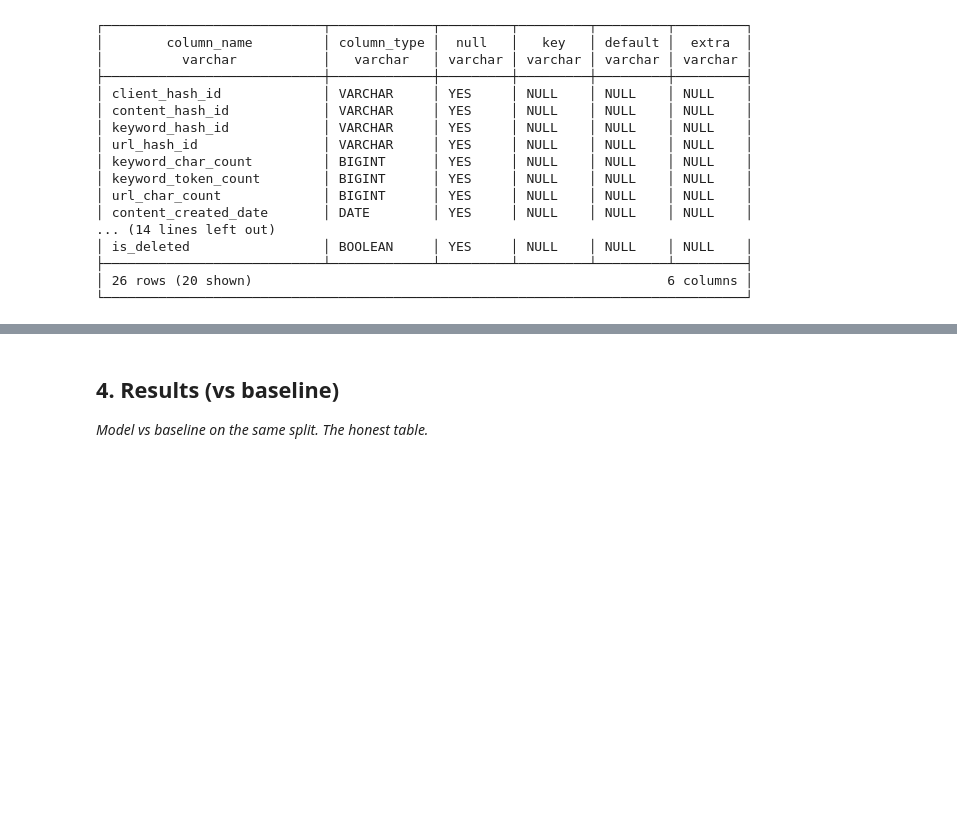
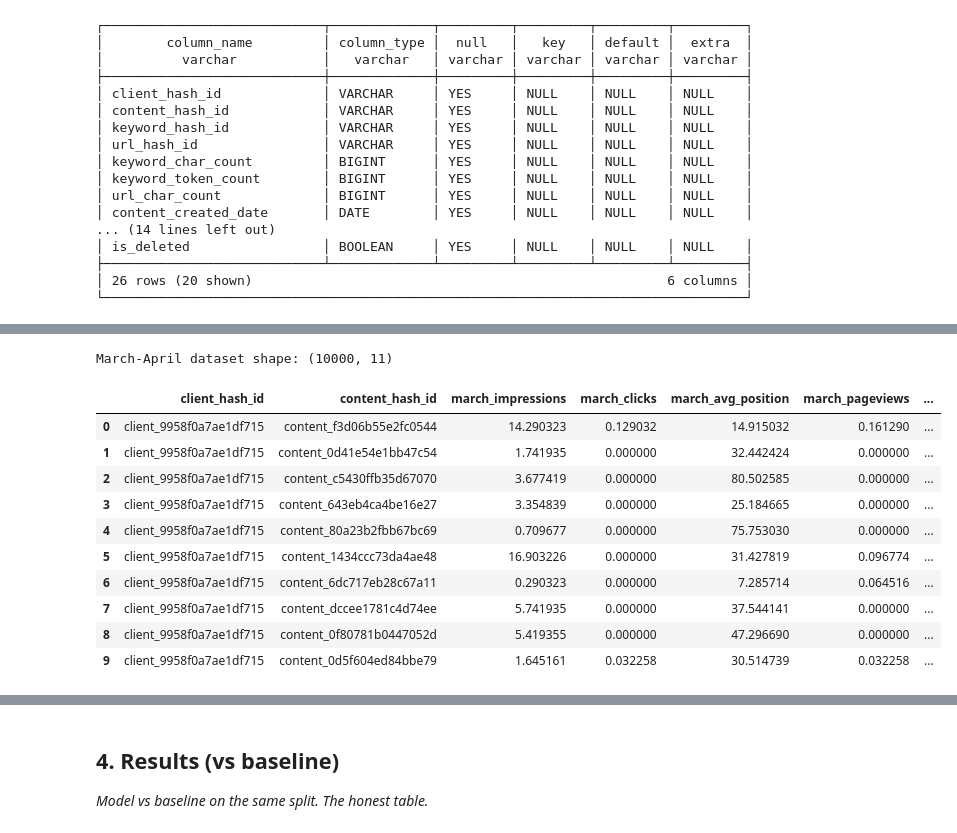
Before and after one commit to Aleeza-Maryam/Aleeza-ML-Internship-WEEK1, a Jupyter notebook: work/notebooks/capstone.ipynb, the cells around one changed output, grey strips where cells are left out. Saved outputs shown, nothing was run; the diff lists cells and outputs as text; code cells hidden in the pictures; blank space fills up the shorter version.

```diff
--- a/work/notebooks/capstone.ipynb
+++ b/work/notebooks/capstone.ipynb
@@ -224,0 +358,75 @@ content_schema.show()
+# %%
+# Create an honest March -> April outcome dataset
+
+march_april = con.sql(f"""
+WITH march_performance AS (
+    SELECT
+        client_hash_id,
+        content_hash_id,
+        AVG(gsc_impressions) AS march_impressions,
+        AVG(gsc_clicks) AS march_clicks,
+        AVG(gsc_avg_position) AS march_avg_position,
+        AVG(ga4_pageviews) AS march_pageviews,
+        AVG(ga4_engaged_sessions) AS march_engaged_sessions
+    FROM read_parquet(
+        '{HF_DATASET}/fact_content_daily_performance/month=2026-03/data_0.parquet'
+    )
+    GROUP BY
+        client_hash_id,
+        content_hash_id
+    LIMIT 10000
+),
+
+april_performance AS (
+    SELECT
+        client_hash_id,
+        content_hash_id,
+        AVG(gsc_impressions) AS april_impressions,
+        AVG(gsc_clicks) AS april_clicks,
+        AVG(gsc_avg_position) AS april_avg_position
+    FROM read_parquet(
+        '{HF_DATASET}/fact_content_daily_performance/month=2026-04/data_0.parquet'
+    )
+    GROUP BY
+        client_hash_id,
+        content_hash_id
+)
+
+SELECT
+    m.*,
+    a.april_impressions,
+    a.april_clicks,
+    a.april_avg_position,
+
+    CASE
+        WHEN m.march_impressions > 0
+        THEN (
+            a.april_impressions - m.march_impressions
+        ) / m.march_impressions
+        ELSE NULL
+    END AS future_impression_change
+
+FROM march_performance m
+INNER JOIN april_performance a
+ON m.client_hash_id = a.client_hash_id
+AND m.content_hash_id = a.content_hash_id
+""")
+
+march_april_df = march_april.df()
+
+print("March-April dataset shape:", march_april_df.shape)
+
+march_april_df.head(10)
+# %% [output]
+March-April dataset shape: (10000, 11)
+|  | client_hash_id | content_hash_id | march_impressions | march_clicks | march_avg_position | march_pageviews | ... |
+| 0 | client_9958f0a7ae1df715 | content_f3d06b55e2fc0544 | 14.290323 | 0.129032 | 14.915032 | 0.161290 | ... |
+| 1 | client_9958f0a7ae1df715 | content_0d41e54e1bb47c54 | 1.741935 | 0.000000 | 32.442424 | 0.000000 | ... |
+| 2 | client_9958f0a7ae1df715 | content_c5430ffb35d67070 | 3.677419 | 0.000000 | 80.502585 | 0.000000 | ... |
+| 3 | client_9958f0a7ae1df715 | content_643eb4ca4be16e27 | 3.354839 | 0.000000 | 25.184665 | 0.000000 | ... |
+| 4 | client_9958f0a7ae1df715 | content_80a23b2fbb67bc69 | 0.709677 | 0.000000 | 75.753030 | 0.000000 | ... |
+| 5 | client_9958f0a7ae1df715 | content_1434ccc73da4ae48 | 16.903226 | 0.000000 | 31.427819 | 0.096774 | ... |
+| 6 | client_9958f0a7ae1df715 | content_6dc717eb28c67a11 | 0.290323 | 0.000000 | 7.285714 | 0.064516 | ... |
+| 7 | client_9958f0a7ae1df715 | content_dccee1781c4d74ee | 5.741935 | 0.000000 | 37.544141 | 0.000000 | ... |
+| 8 | client_9958f0a7ae1df715 | content_0f80781b0447052d | 5.419355 | 0.000000 | 47.296690 | 0.000000 | ... |
+| 9 | client_9958f0a7ae1df715 | content_0d5f604ed84bbe79 | 1.645161 | 0.032258 | 30.514739 | 0.032258 | ... |
```
Also changed, not shown: parts of 11 cells of this notebook.
